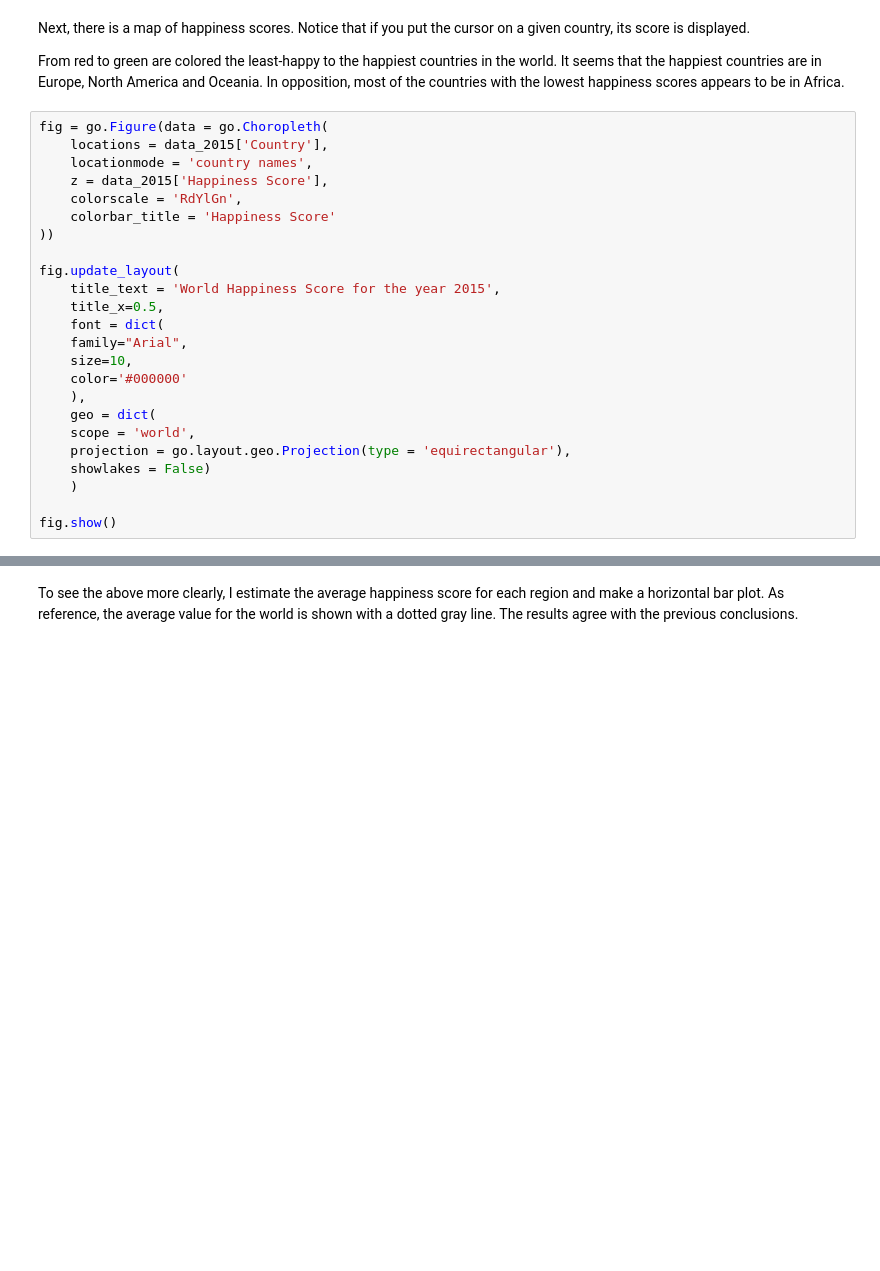
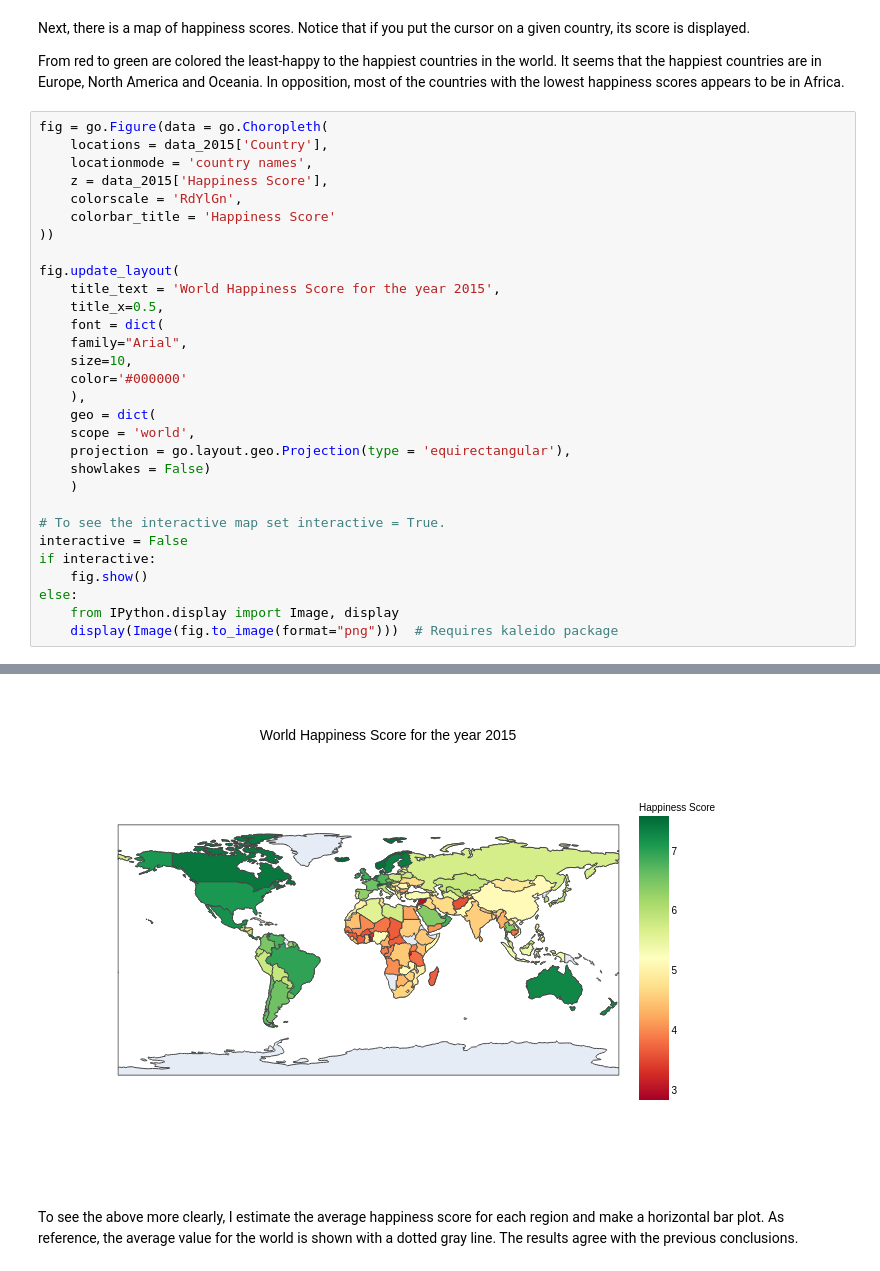
Before and after one commit to dquindi/happiness-around-world, a Jupyter notebook: happiness_around_world.ipynb, the cells around one changed output, grey strips where cells are left out. Cells and saved outputs as stored; diff of their text form; blank space fills up the shorter version.

Commit message:
Fix map display

```diff
--- a/happiness_around_world.ipynb
+++ b/happiness_around_world.ipynb
@@ -135,5 +135,11 @@ fig.update_layout(
     showlakes = False)
     )
 
-fig.show()
+# To see the interactive map set interactive = True.
+interactive = False
+if interactive:
+    fig.show()
+else:
+    from IPython.display import Image, display
+    display(Image(fig.to_image(format="png")))  # Requires kaleido package
 # %% [output]
@@ -142,3 +146,4 @@ fig.show()
+[figure, added]
 # %% [markdown]
 To see the above more clearly, I estimate the average happiness score for each region and make a horizontal bar plot.
 As reference, the average value for the world is shown with a dotted gray line. The results agree with the previous conclusions.
```
Also changed, not shown: parts of 1 cell of this notebook.
